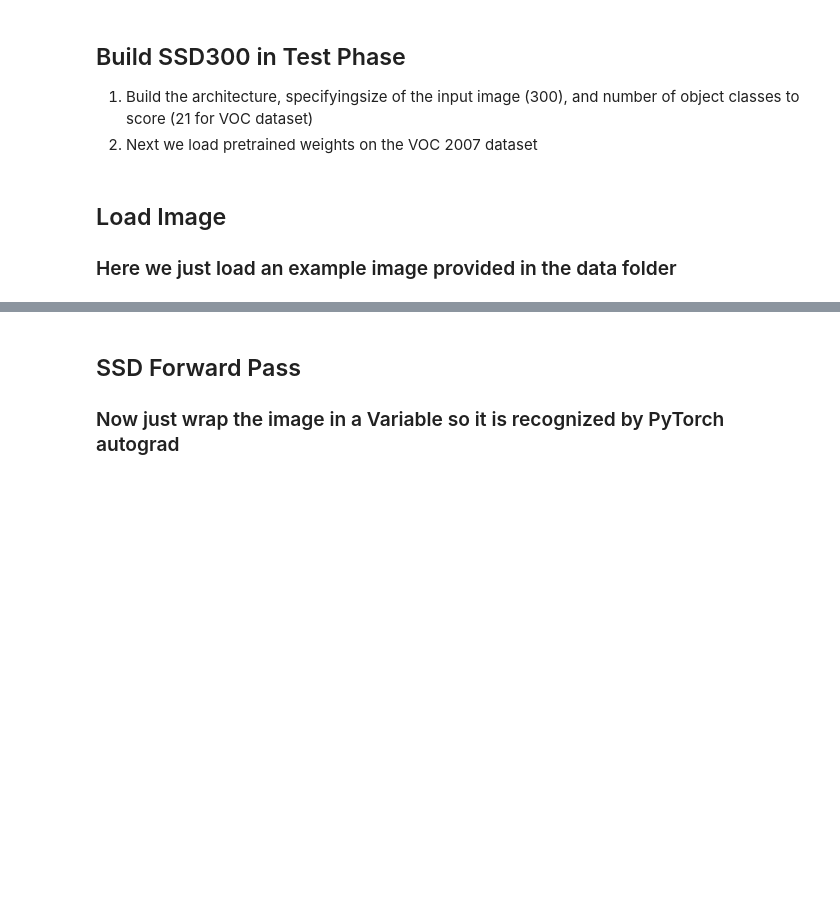
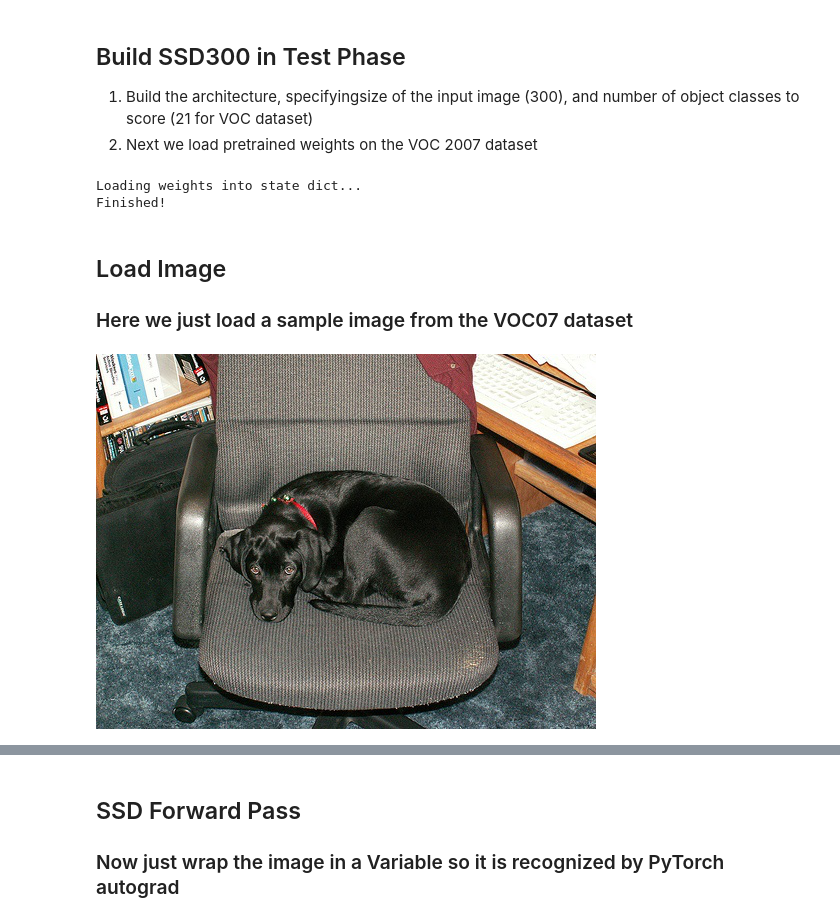
Before and after one commit to amdegroot/ssd.pytorch, a Jupyter notebook: demo.ipynb, the cells around one changed output, grey strips where cells are left out. Saved outputs shown, nothing was run; the diff lists cells and outputs as text; code cells hidden in the pictures; blank space fills up the shorter version.

```diff
--- a/demo.ipynb
+++ b/demo.ipynb
@@ -31,3 +21,9 @@ net.load_state_dict(torch.load())
+# %%
+net = build_ssd('test', 300, 21)    # initialize SSD
+net.load_weights('weights/ssd_300_VOC0712.pth')
+# %% [output]
+Loading weights into state dict...
+Finished!
 # %% [markdown]
 ## Load Image
-### Here we just load an example image provided in the data folder
+### Here we just load a sample image from the VOC07 dataset
@@ -43,0 +30,11 @@ t(image)
+# %%
+# image = Image.open('./data/example.jpg').convert('RGB')   # uncomment if dataset not downloaded
+
+from data import VOCDetection, VOCroot, base_transform, detection_collate
+valset = VOCDetection(VOCroot, 'val', None, None)
+img_id = 16
+image = valset.pull_image(img_id)
+# View the sampled input image before transform
+image
+# %% [output]
+[figure, added]
```
Also changed, not shown: parts of 11 cells of this notebook, 4 other files.
